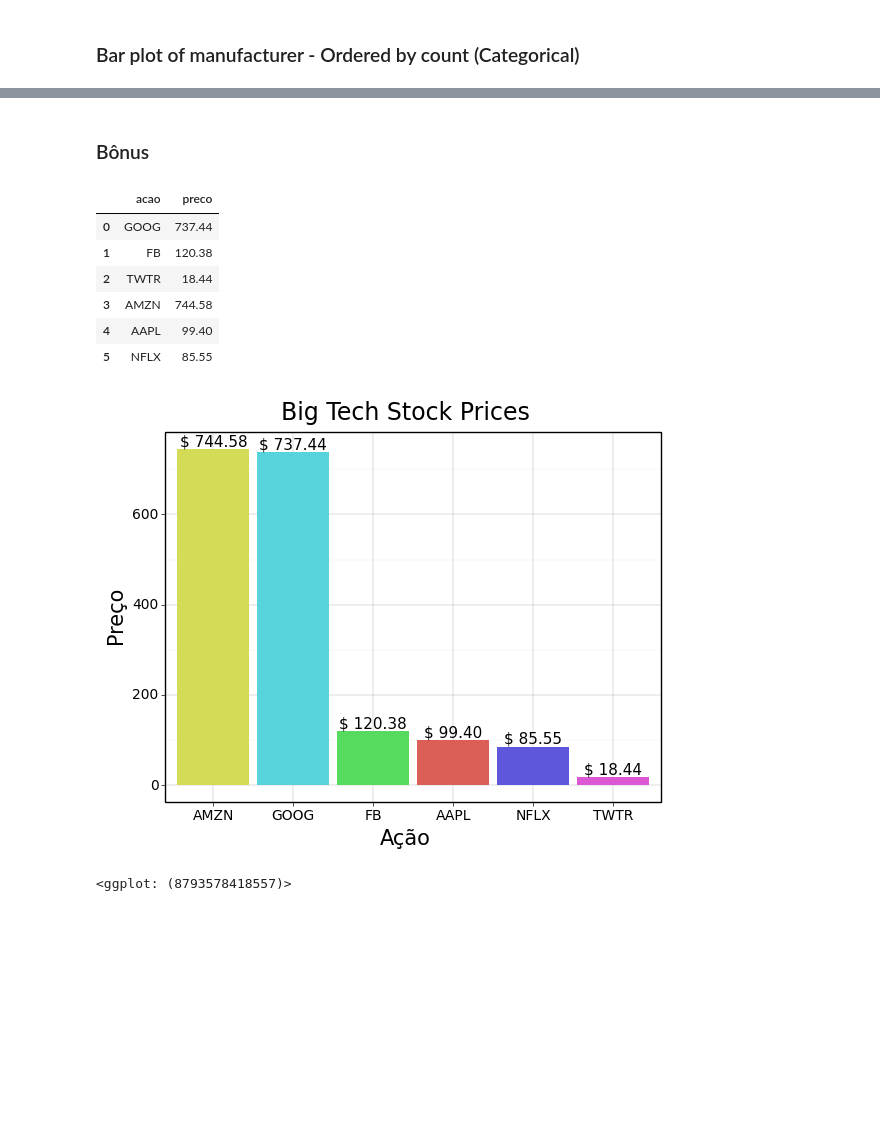
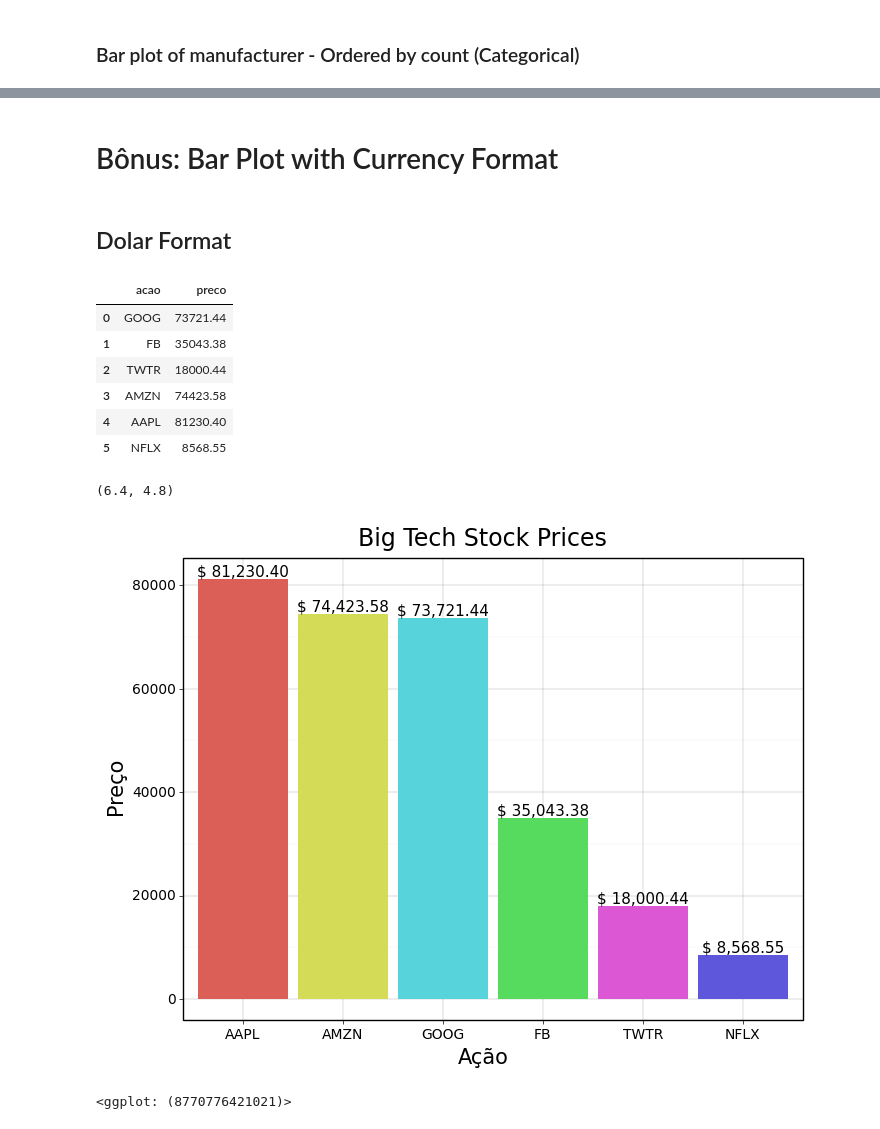
Before and after one commit to joaopcnogueira/plotnine-examples, a Jupyter notebook: Plotnine 01 - Counts and Bar Plots.ipynb, the cells around one changed output, grey strips where cells are left out. Drawn from its saved outputs; the diff is of its cells as text; code cells hidden in the pictures; blank space fills up the shorter version.

```diff
--- a/Plotnine 01 - Counts and Bar Plots.ipynb
+++ b/Plotnine 01 - Counts and Bar Plots.ipynb
@@ -184,7 +166,9 @@ manufacturer_list = mpg['manufacturer'].value_counts(ascending=True).index.tolis
-# %% [markdown]
-### Bônus
+# %% [markdown]
+# Bônus: Bar Plot with Currency Format
+# %% [markdown]
+## Dolar Format
 # %%
-preco_acoes = {'GOOG' : 737.44, 'FB' : 120.38, 'TWTR' : 18.44, 'AMZN' : 744.58, 'AAPL' : 99.40,'NFLX' : 85.55}
+preco_acoes = {'GOOG' : 73721.44, 'FB' : 35043.38, 'TWTR' : 18000.44, 'AMZN' : 74423.58, 'AAPL' : 81230.40,'NFLX' : 8568.55}
 
 acoes = (
     pd.Series(preco_acoes)
@@ -194,33 +178,40 @@ acoes = (
 acoes
 # %% [output]
 |  | acao | preco |
-| 0 | GOOG | 737.44 |
-| 1 | FB | 120.38 |
-| 2 | TWTR | 18.44 |
-| 3 | AMZN | 744.58 |
-| 4 | AAPL | 99.40 |
-| 5 | NFLX | 85.55 |
+| 0 | GOOG | 73721.44 |
+| 1 | FB | 35043.38 |
+| 2 | TWTR | 18000.44 |
+| 3 | AMZN | 74423.58 |
+| 4 | AAPL | 81230.40 |
+| 5 | NFLX | 8568.55 |
+# %%
+import plotnine
+plotnine.options.figure_size # default figure size
+# %% [output]
+(6.4, 4.8)
 # %%
+plotnine.options.figure_size = (8, 6) # increasing figure size
+
 acao_list = acoes.sort_values(by='preco', ascending=False)['acao'].values.tolist()
 
 (
     ggplot(acoes, aes(x='factor(acao)', y='preco', fill='factor(acao)'))
     + geom_col()
     + geom_text(
         aes(label='preco', group=1),
         va='bottom',
-        format_string='$ {:.2f}'
+        format_string='$ {:,.2f}'
     )
     + labs(x='Ação', y='Preço', title='Big Tech Stock Prices')
     + scale_x_discrete(limits=acao_list)
     # + scale_fill_manual(values=['red', 'blue', 'green', 'cyan', 'violet', '#AABBCC'])
     + scale_fill_discrete(guide=False)
     + theme_linedraw()
     + theme(axis_text_x=element_text(family='Arial', size=10),
             axis_text_y=element_text(family='Arial', size=10),
             text=element_text(family='Arial', size=15),
             plot_title=element_text(family='Arial', size=17))
 )
 # %% [output]
-[figure, old version]
+[figure, new version]
-<ggplot: (8793578418557)>
+<ggplot: (8770776421021)>
```
Also changed, not shown: parts of 14 cells of this notebook.
